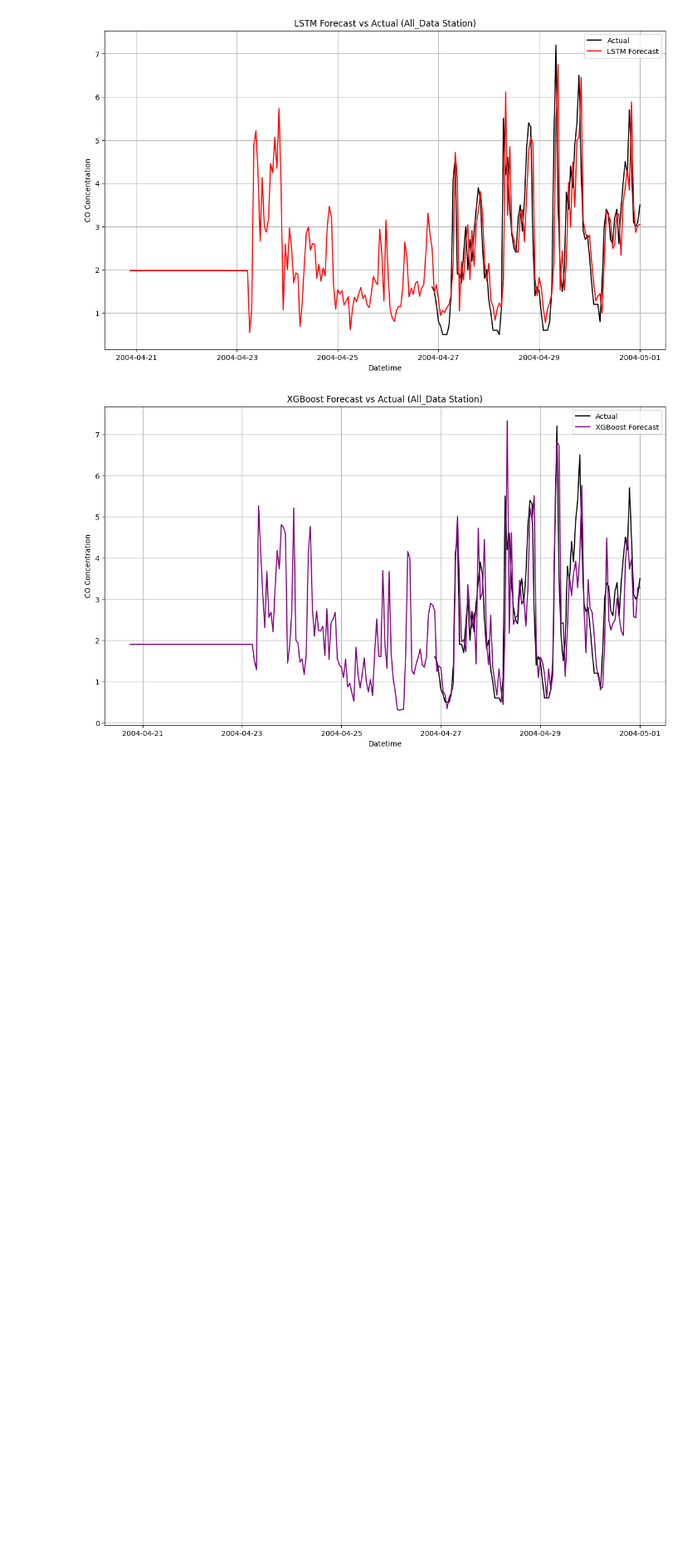
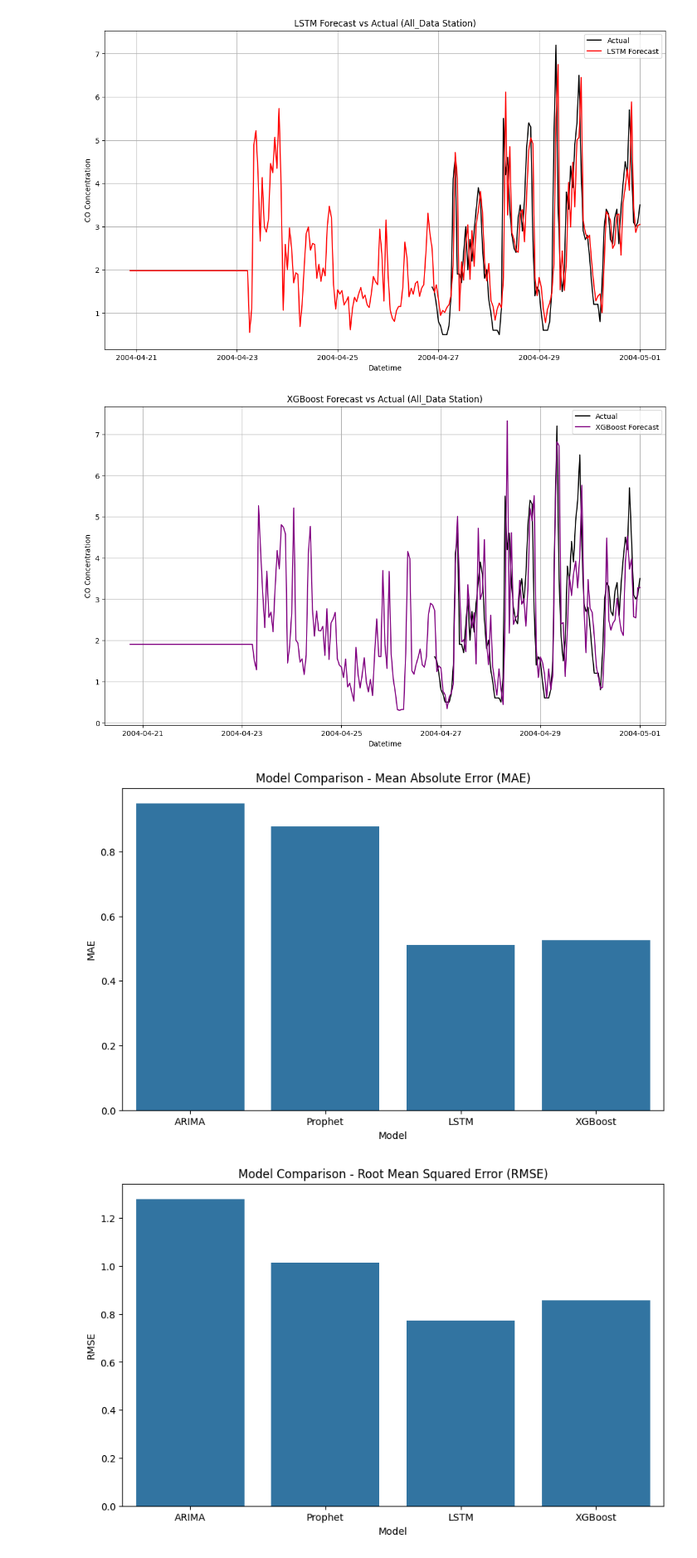
Before and after one commit to KondamPravalikaReddy/AirAware-Smart-Air-Quality-Prediction, a Jupyter notebook: MileStone_2.ipynb, the cells around one changed output. Shown at 83% size. Saved outputs shown, nothing was run; the diff lists cells and outputs as text; code cells hidden in the pictures; blank space fills up the shorter version.

```diff
--- a/MileStone_2.ipynb
+++ b/MileStone_2.ipynb
@@ -347,3 +347,25 @@ plot_forecasts_comparison_all_data(series_hourly, arima_fit, prophet_forecast, l
 [figure]
 [figure]
 [figure]
+# %%
+import matplotlib.pyplot as plt
+import seaborn as sns
+
+# Plot MAE
+plt.figure(figsize=(10, 6))
+sns.barplot(x='Model', y='MAE', data=results_df)
+plt.title('Model Comparison - Mean Absolute Error (MAE)')
+plt.ylabel('MAE')
+plt.xlabel('Model')
+plt.show()
+
+# Plot RMSE
+plt.figure(figsize=(10, 6))
+sns.barplot(x='Model', y='RMSE', data=results_df)
+plt.title('Model Comparison - Root Mean Squared Error (RMSE)')
+plt.ylabel('RMSE')
+plt.xlabel('Model')
+plt.show()
+# %% [output]
+[figure, added]
+[figure, added]
```
